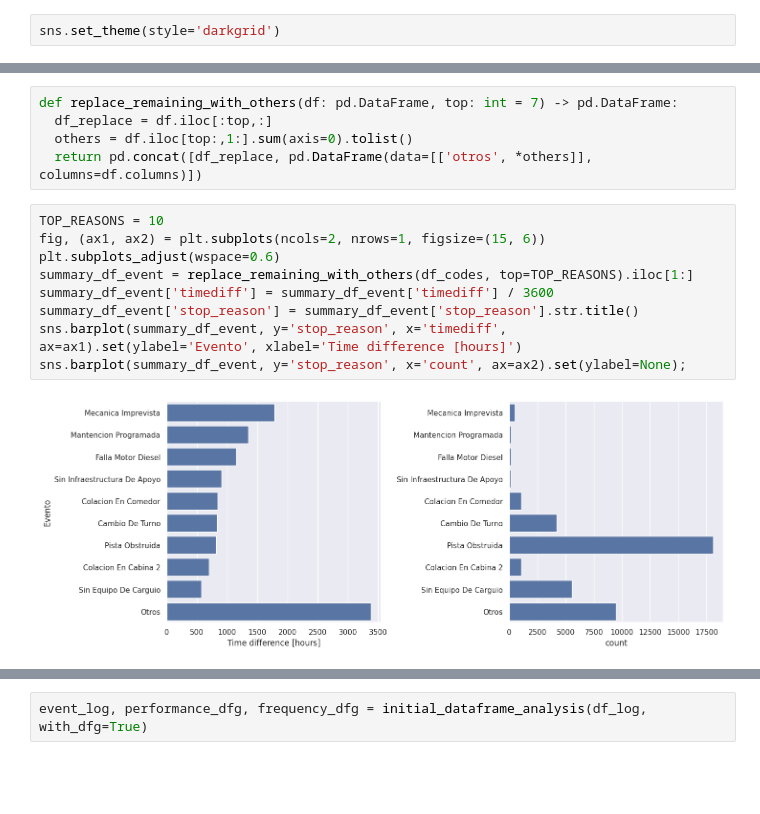
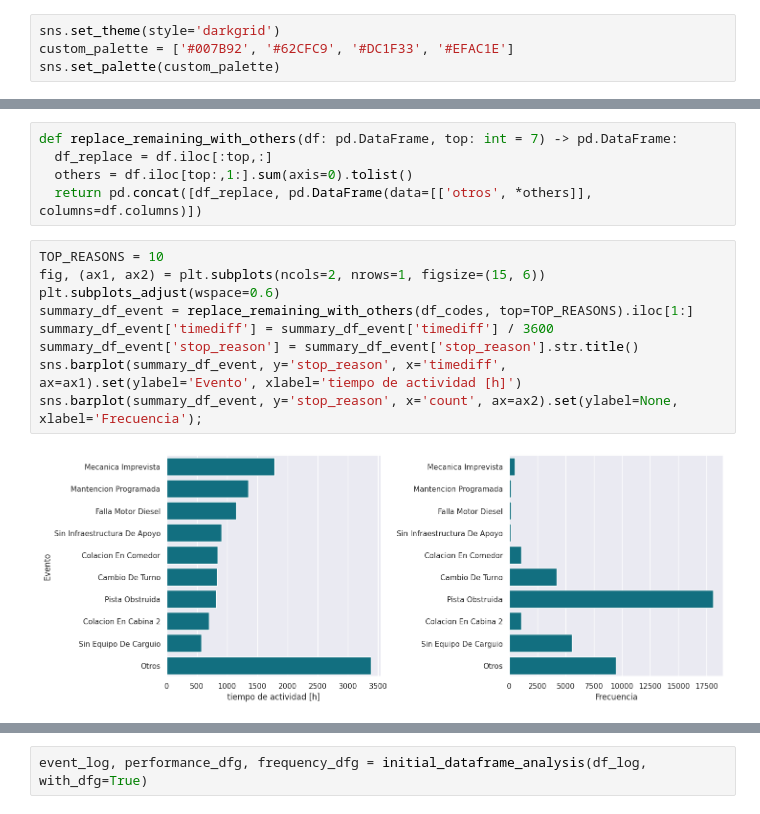
Before and after one commit to AlvaroEscalonaB/PM_MLP, a Jupyter notebook: dispatch_contingency.ipynb, the cells around one changed output, grey strips where cells are left out. Drawn from its saved outputs; the diff is of its cells as text; blank space fills up the shorter version.

Commit message:
4: Add custom palette

```diff
--- a/dispatch_contingency.ipynb
+++ b/dispatch_contingency.ipynb
@@ -5,6 +5,8 @@ import seaborn as sns
 import matplotlib.pyplot as plt
 # %%
 sns.set_theme(style='darkgrid')
+custom_palette = ['#007B92', '#62CFC9', '#DC1F33', '#EFAC1E']
+sns.set_palette(custom_palette)
 # %%
 PATH = 'data/ContingencyData.csv'
 df_contingency = pd.read_csv(PATH, parse_dates=['timestamp'])
@@ -130,14 +132,14 @@ def replace_remaining_with_others(df: pd.DataFrame, top: int = 7) -> pd.DataFram
 # %%
 TOP_REASONS = 10
 fig, (ax1, ax2) = plt.subplots(ncols=2, nrows=1, figsize=(15, 6))
 plt.subplots_adjust(wspace=0.6)
 summary_df_event = replace_remaining_with_others(df_codes, top=TOP_REASONS).iloc[1:]
 summary_df_event['timediff'] = summary_df_event['timediff'] / 3600
 summary_df_event['stop_reason'] = summary_df_event['stop_reason'].str.title()
-sns.barplot(summary_df_event, y='stop_reason', x='timediff', ax=ax1).set(ylabel='Evento', xlabel='Time difference [hours]')
-sns.barplot(summary_df_event, y='stop_reason', x='count', ax=ax2).set(ylabel=None);
+sns.barplot(summary_df_event, y='stop_reason', x='timediff', ax=ax1).set(ylabel='Evento', xlabel='tiempo de actividad [h]')
+sns.barplot(summary_df_event, y='stop_reason', x='count', ax=ax2).set(ylabel=None, xlabel='Frecuencia');
 # %% [output]
-[figure, old version]
+[figure, new version]
 # %%
 df_log = df.copy().rename(columns={'status_name': 'activity'}).sort_values(by=['case_id', 'timestamp']).reset_index()
 common_cols = ['case_id', 'activity', 'timestamp']
```
Also changed, not shown: parts of 27 cells of this notebook.
